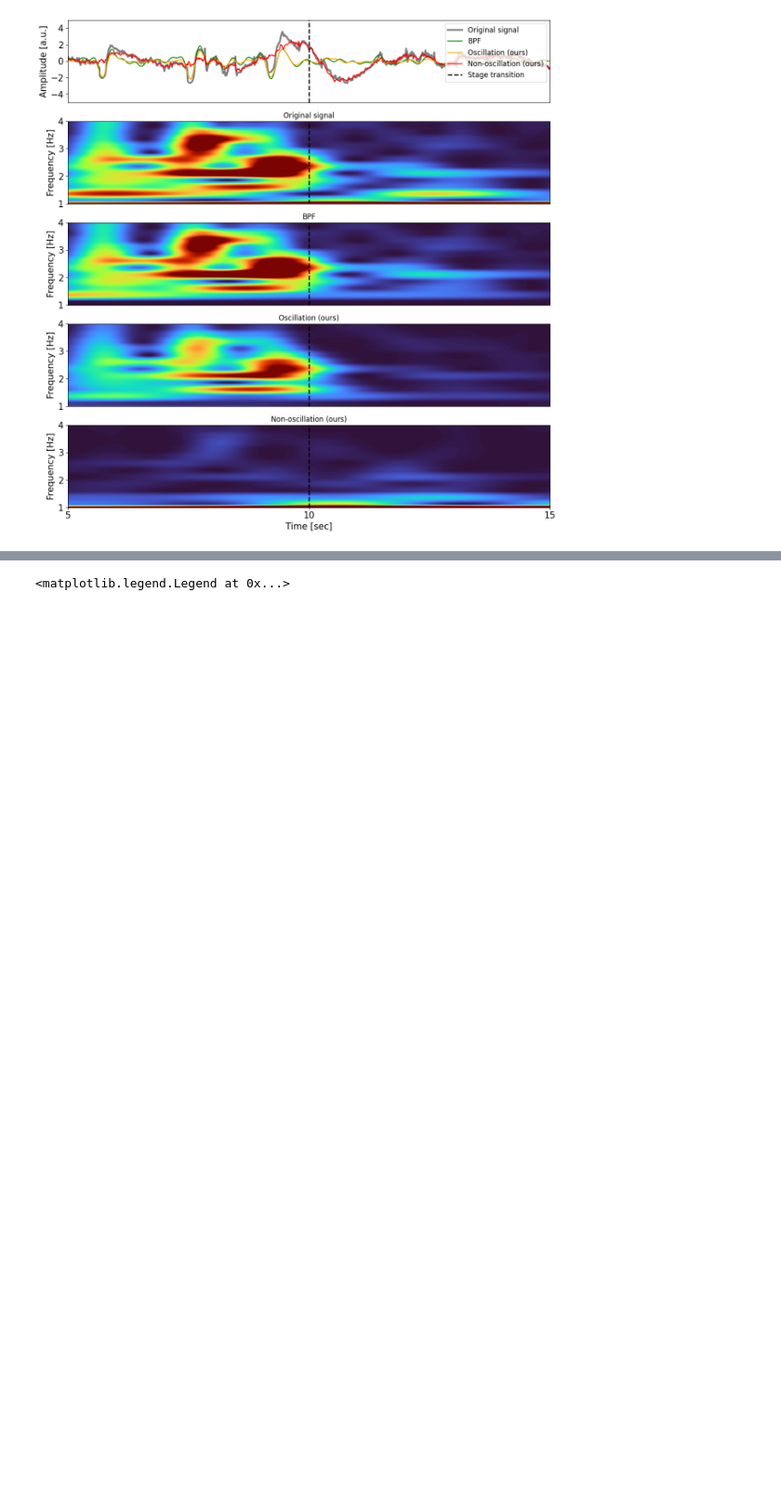
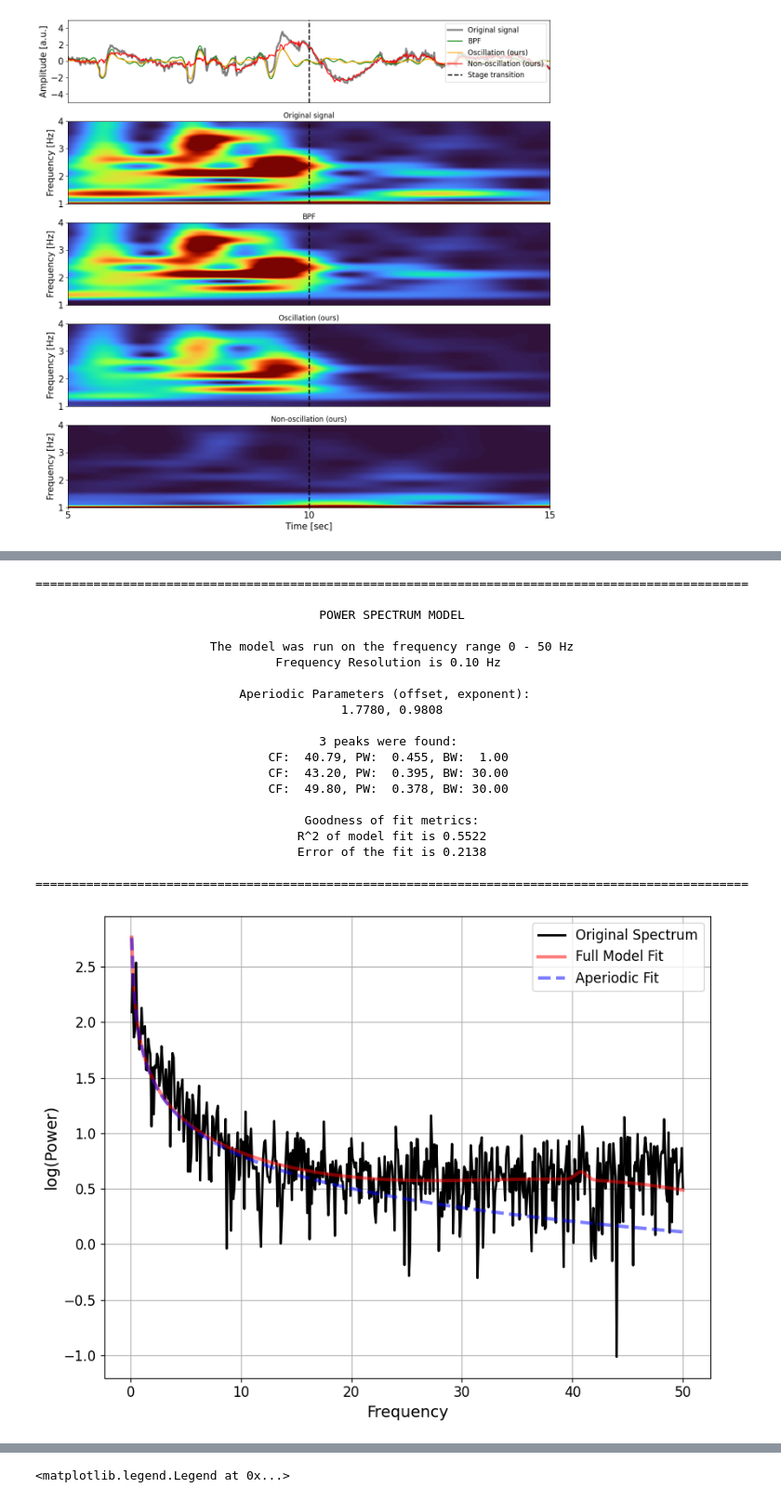
Before and after one commit to jkwrbcc/NONOS, a Jupyter notebook: SleepEDF/NONOS_SleepEDF_result.ipynb, the cells around one changed output, grey strips where cells are left out. Shown at 93% size. Drawn from its saved outputs; the diff is of its cells as text; code cells hidden in the pictures; blank space fills up the shorter version.

```diff
--- a/SleepEDF/NONOS_SleepEDF_result.ipynb
+++ b/SleepEDF/NONOS_SleepEDF_result.ipynb
@@ -364 +407,26 @@ Wake -> Sleep
+# %%
+fm_after = SpectralModel(peak_width_limits=[1, 30], max_n_peaks=4, min_peak_height=0.1)
+fm_after.report(freqs, after_R, freq_range=freq_range)
+# %% [output]
+==================================================================================================
+
+                                       POWER SPECTRUM MODEL
+
+                        The model was run on the frequency range 0 - 50 Hz
+                                 Frequency Resolution is 0.10 Hz
+
+                            Aperiodic Parameters (offset, exponent):
+                                          1.7780, 0.9808
+
+                                       3 peaks were found:
+                                CF:  40.79, PW:  0.455, BW:  1.00
+                                CF:  43.20, PW:  0.395, BW: 30.00
+                                CF:  49.80, PW:  0.378, BW: 30.00
+
+                                     Goodness of fit metrics:
+                                    R^2 of model fit is 0.5522
+                                    Error of the fit is 0.2138
+
+==================================================================================================
+[figure, added]
 # %% [markdown]
```
Also changed, not shown: parts of 5 cells of this notebook.
